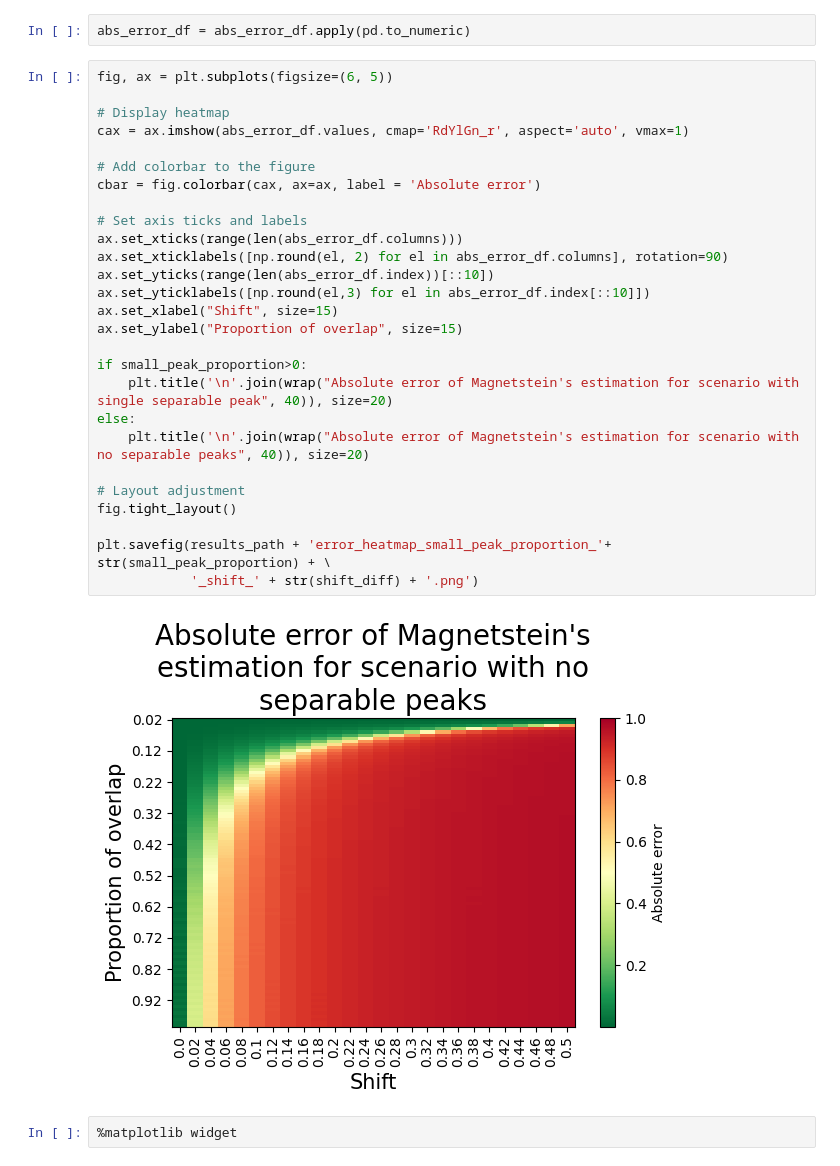
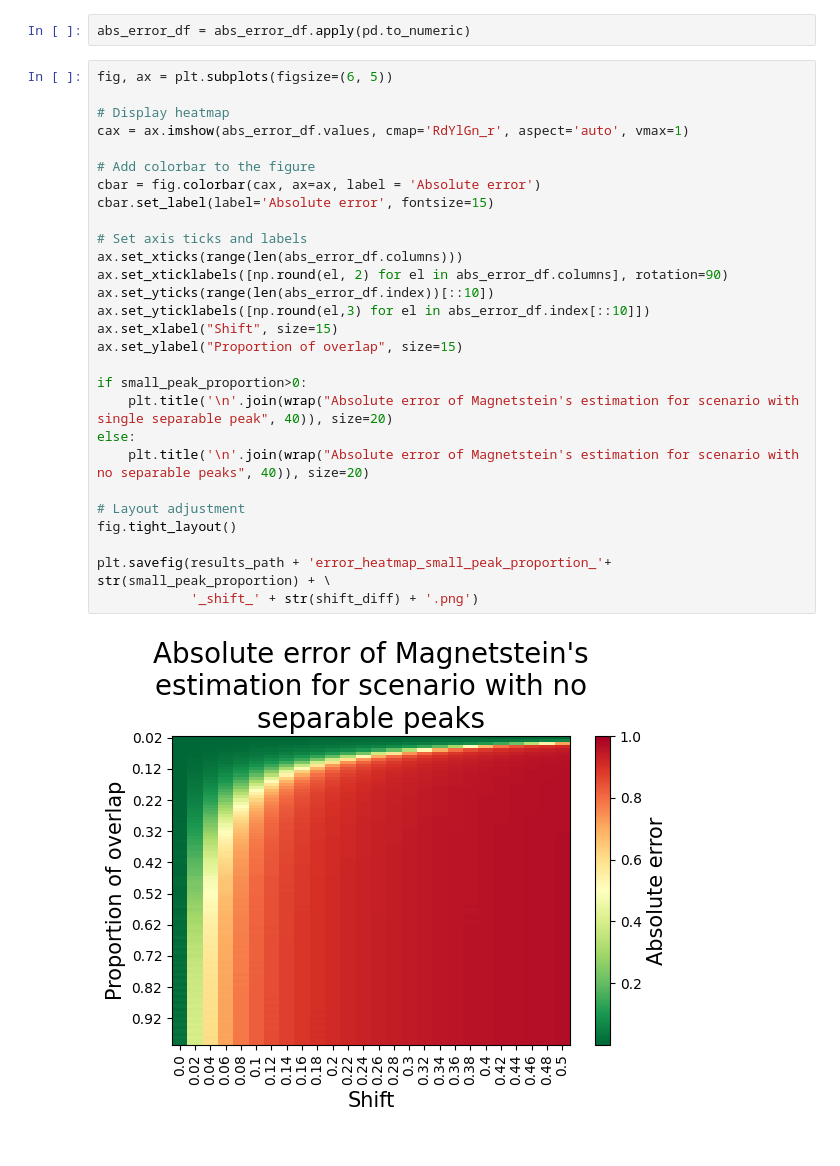
Before and after one commit to BDomzal/magnetstein_x_chemical_reactions, a Jupyter notebook: notebooks/additional_analysis/additional_analysis_overlapping_simulation.ipynb, the cells around one changed output. Cells and saved outputs as stored; diff of their text form.

```diff
--- a/notebooks/additional_analysis/additional_analysis_overlapping_simulation.ipynb
+++ b/notebooks/additional_analysis/additional_analysis_overlapping_simulation.ipynb
@@ -224,31 +224,30 @@ abs_error_df = abs_error_df.apply(pd.to_numeric)
 # %%
 fig, ax = plt.subplots(figsize=(6, 5))
 
 # Display heatmap
 cax = ax.imshow(abs_error_df.values, cmap='RdYlGn_r', aspect='auto', vmax=1)
 
 # Add colorbar to the figure
 cbar = fig.colorbar(cax, ax=ax, label = 'Absolute error')
+cbar.set_label(label='Absolute error', fontsize=15)
 
 # Set axis ticks and labels
 ax.set_xticks(range(len(abs_error_df.columns)))
 ax.set_xticklabels([np.round(el, 2) for el in abs_error_df.columns], rotation=90)
 ax.set_yticks(range(len(abs_error_df.index))[::10])
 ax.set_yticklabels([np.round(el,3) for el in abs_error_df.index[::10]])
 ax.set_xlabel("Shift", size=15)
 ax.set_ylabel("Proportion of overlap", size=15)
 
 if small_peak_proportion>0:
     plt.title('\n'.join(wrap("Absolute error of Magnetstein's estimation for scenario with single separable peak", 40)), size=20)
 else:
     plt.title('\n'.join(wrap("Absolute error of Magnetstein's estimation for scenario with no separable peaks", 40)), size=20)
 
 # Layout adjustment
 fig.tight_layout()
 
 plt.savefig(results_path + 'error_heatmap_small_peak_proportion_'+ str(small_peak_proportion) + \
             '_shift_' + str(shift_diff) + '.png')
 # %% [output]
-[figure, old version]
+[figure, new version]
-# %%
-%matplotlib widget
```
